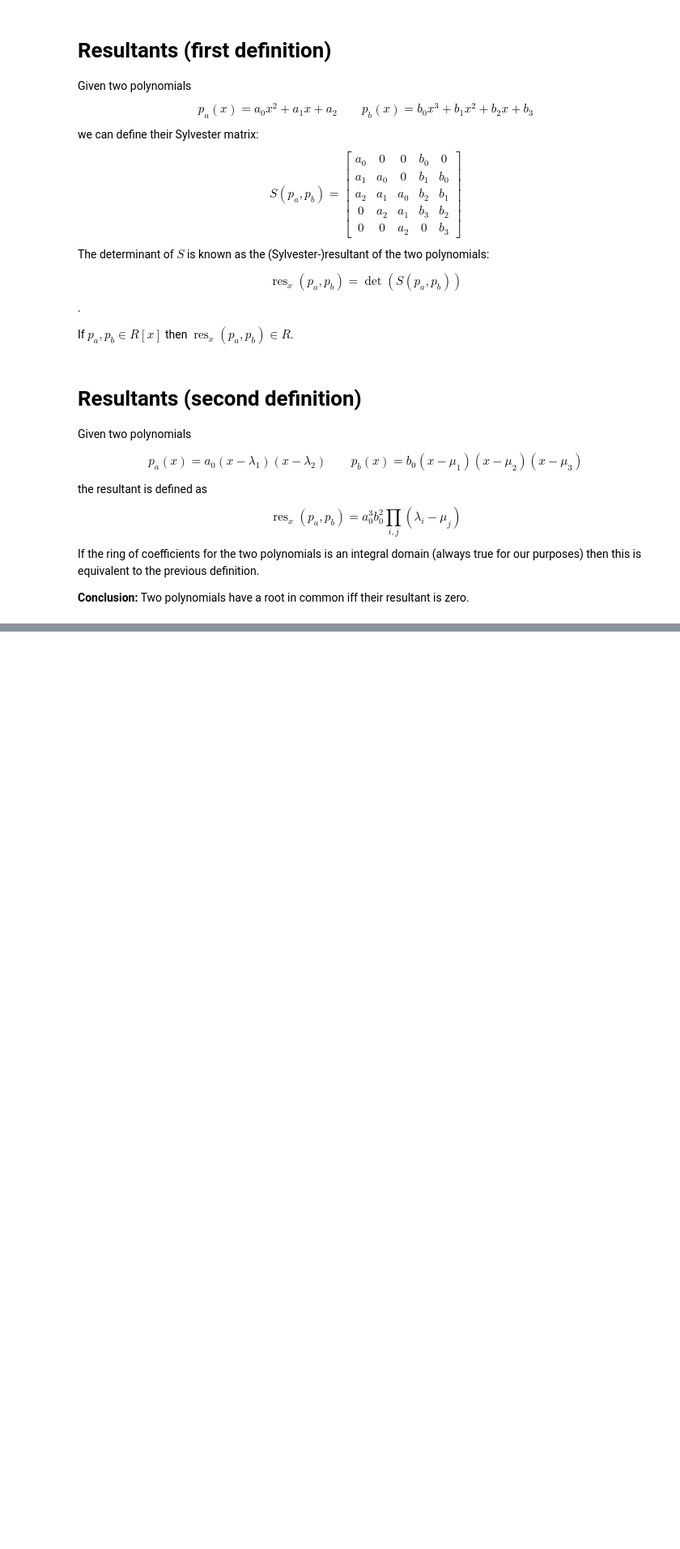
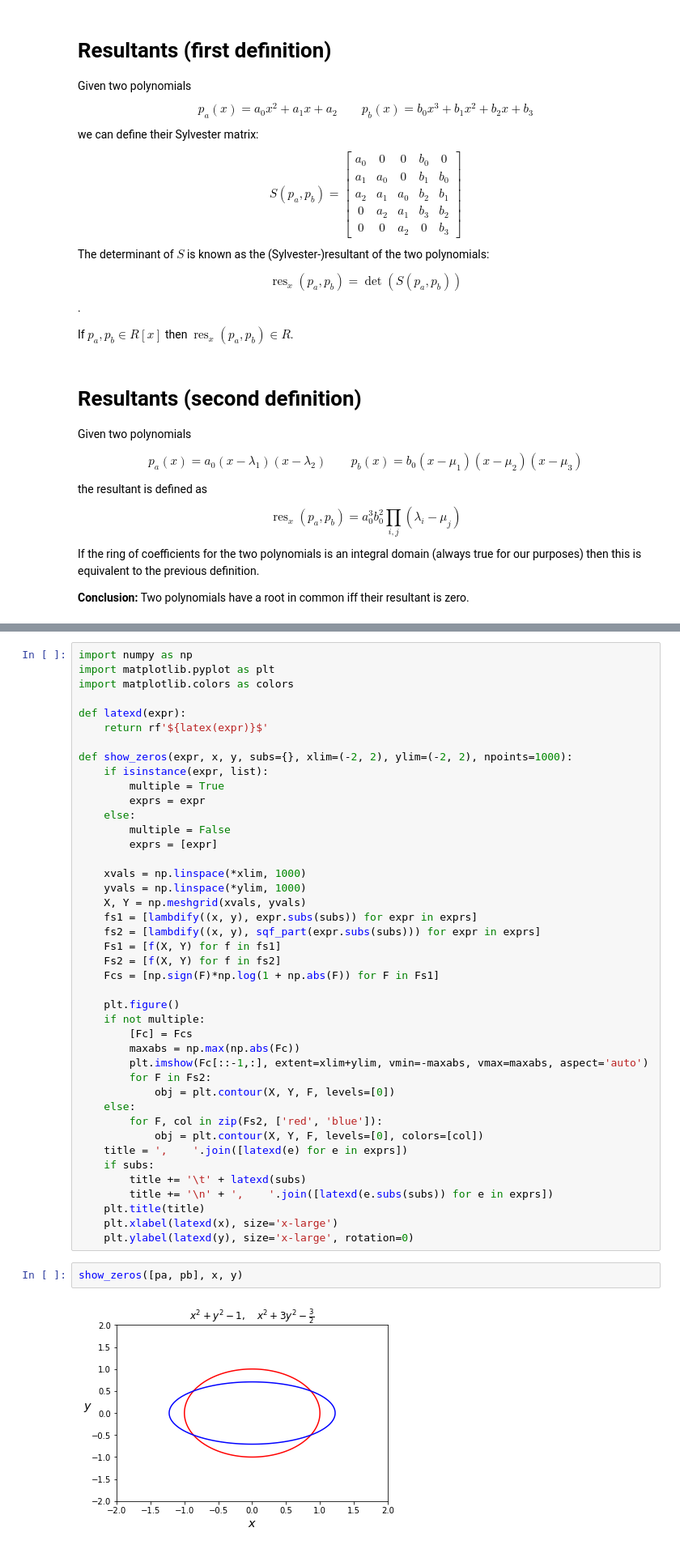
Before and after one commit to oscarbenjamin/misc, a Jupyter notebook: presentation.ipynb, the cells around one changed output, grey strips where cells are left out. Shown: that part at 81% size. Saved outputs shown, nothing was run; the diff lists cells and outputs as text; blank space fills up the shorter version.

```diff
--- a/presentation.ipynb
+++ b/presentation.ipynb
@@ -333,0 +334,46 @@ resultant(pa, pb, x) # When this is zero pa and pb have a common root for x.
+# %%
+import numpy as np
+import matplotlib.pyplot as plt
+import matplotlib.colors as colors
+
+def latexd(expr):
+    return rf'${latex(expr)}$'
+
+def show_zeros(expr, x, y, subs={}, xlim=(-2, 2), ylim=(-2, 2), npoints=1000):
+    if isinstance(expr, list):
+        multiple = True
+        exprs = expr
+    else:
+        multiple = False
+        exprs = [expr]
+
+    xvals = np.linspace(*xlim, 1000)
+    yvals = np.linspace(*ylim, 1000)
+    X, Y = np.meshgrid(xvals, yvals)
+    fs1 = [lambdify((x, y), expr.subs(subs)) for expr in exprs]
+    fs2 = [lambdify((x, y), sqf_part(expr.subs(subs))) for expr in exprs]
+    Fs1 = [f(X, Y) for f in fs1]
+    Fs2 = [f(X, Y) for f in fs2]
+    Fcs = [np.sign(F)*np.log(1 + np.abs(F)) for F in Fs1]
+
+    plt.figure()
+    if not multiple:
+        [Fc] = Fcs
+        maxabs = np.max(np.abs(Fc))
+        plt.imshow(Fc[::-1,:], extent=xlim+ylim, vmin=-maxabs, vmax=maxabs, aspect='auto')
+        for F in Fs2:
+            obj = plt.contour(X, Y, F, levels=[0])
+    else:
+        for F, col in zip(Fs2, ['red', 'blue']):
+            obj = plt.contour(X, Y, F, levels=[0], colors=[col])
+    title = ',    '.join([latexd(e) for e in exprs])
+    if subs:
+        title += '\t' + latexd(subs)
+        title += '\n' + ',    '.join([latexd(e.subs(subs)) for e in exprs])
+    plt.title(title)
+    plt.xlabel(latexd(x), size='x-large')
+    plt.ylabel(latexd(y), size='x-large', rotation=0)
+# %%
+show_zeros([pa, pb], x, y)
+# %% [output]
+[figure, added]
```
Also changed, not shown: parts of 4 cells of this notebook.
